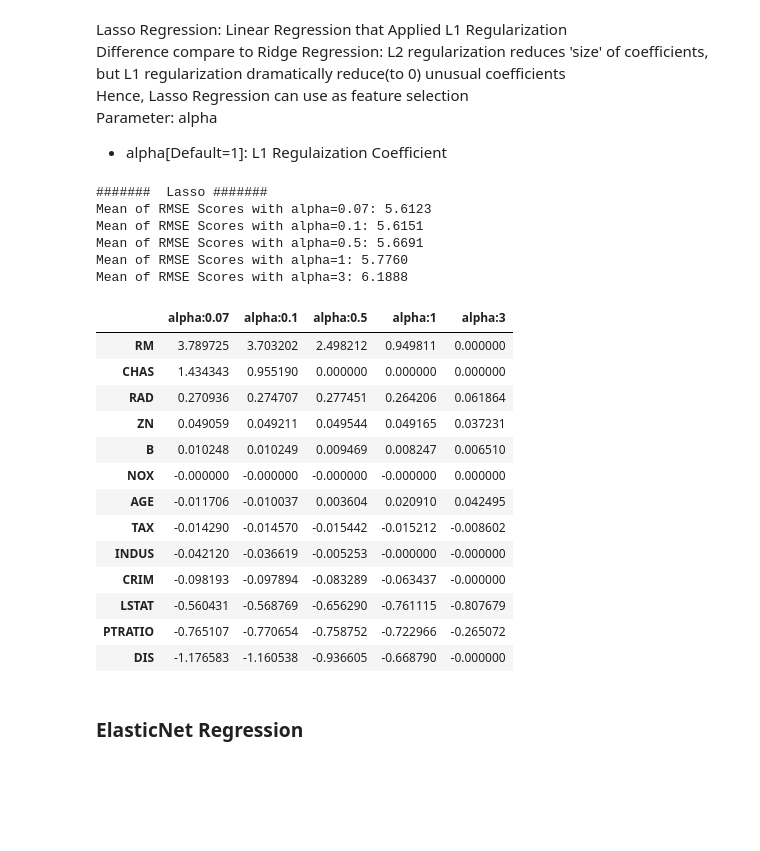
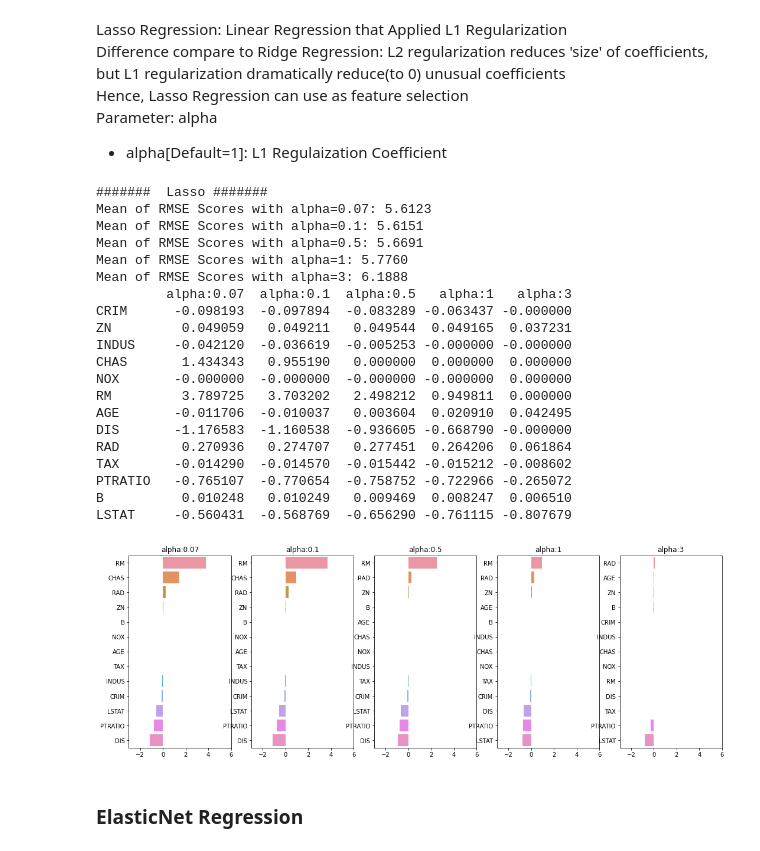
Before and after one commit to Yubin-Hong/python_machine_learning_guide, a Jupyter notebook: 5-6_RegluarizationLinearModel_Ridge&Lasso&ElasticNet.ipynb, the cells around one changed output. Drawn from its saved outputs; the diff is of its cells as text; code cells hidden in the pictures; blank space fills up the shorter version.

```diff
--- a/5-6_RegluarizationLinearModel_Ridge&Lasso&ElasticNet.ipynb
+++ b/5-6_RegluarizationLinearModel_Ridge&Lasso&ElasticNet.ipynb
@@ -127,10 +127,12 @@ from sklearn.linear_model import Lasso, ElasticNet
 
 # Print avg_RMSE of regression model by alpha values
 # and transform coefficients for each features to DF by alpha values
-def get_linear_reg_eval(model_name, alphas=None, X_features=None, y_target=None, verbose=True):
+def get_linear_reg_eval_plots(model_name, alphas=None, X_features=None, y_target=None, verbose=True):
     coeff_df = pd.DataFrame()
+    fig , axs = plt.subplots(figsize=(18,6) , nrows=1 , ncols=5)
+
     if verbose : print('####### ', model_name , '#######')
-    for alpha in alphas:
+    for pos, alpha in enumerate(alphas):
         if model_name =='Ridge':
             model = Ridge(alpha=alpha)
         elif model_name =='Lasso':
@@ -141,40 +143,46 @@ def get_linear_reg_eval(model_name, alphas=None, X_features=None, y_target=None,
         avg_rmse = np.mean(np.sqrt(-1 * neg_mse_scores))
         print('Mean of RMSE Scores with alpha={}: {:.4f}'.format(alpha, avg_rmse))
 
-        # Coefficients
+        # Coefficients DF
         model.fit(X_features , y_target)
-        coeff = pd.Series(data=model.coef_ , index=X_features.columns )
+        coeff = pd.Series(data=model.coef_ , index=X_features.columns)
         colname='alpha:'+str(alpha)
         coeff_df[colname] = coeff
+
+        # Print Subplots
+        coeff = coeff.sort_values(ascending=False)  # Sort values in series by decending order
+        axs[pos].set_title(colname)
+        axs[pos].set_xlim(-3,6)
+        sns.barplot(x=coeff.values , y=coeff.index, ax=axs[pos])
+
+    print(coeff_df)
+    plt.show()
     return coeff_df
 # %%
 lasso_alphas = [ 0.07, 0.1, 0.5, 1, 3]
-coeff_lasso_df =get_linear_reg_eval('Lasso', alphas=lasso_alphas, X_features=X_features, y_target=y_target)
+coeff_lasso_df =get_linear_reg_eval_plots('Lasso', alphas=lasso_alphas, X_features=X_features, y_target=y_target)
 # %% [output]
 #######  Lasso #######
 Mean of RMSE Scores with alpha=0.07: 5.6123
 Mean of RMSE Scores with alpha=0.1: 5.6151
 Mean of RMSE Scores with alpha=0.5: 5.6691
 Mean of RMSE Scores with alpha=1: 5.7760
 Mean of RMSE Scores with alpha=3: 6.1888
+         alpha:0.07  alpha:0.1  alpha:0.5   alpha:1   alpha:3
+CRIM      -0.098193  -0.097894  -0.083289 -0.063437 -0.000000
+ZN         0.049059   0.049211   0.049544  0.049165  0.037231
+INDUS     -0.042120  -0.036619  -0.005253 -0.000000 -0.000000
+CHAS       1.434343   0.955190   0.000000  0.000000  0.000000
+NOX       -0.000000  -0.000000  -0.000000 -0.000000  0.000000
+RM         3.789725   3.703202   2.498212  0.949811  0.000000
+AGE       -0.011706  -0.010037   0.003604  0.020910  0.042495
+DIS       -1.176583  -1.160538  -0.936605 -0.668790 -0.000000
+RAD        0.270936   0.274707   0.277451  0.264206  0.061864
+TAX       -0.014290  -0.014570  -0.015442 -0.015212 -0.008602
+PTRATIO   -0.765107  -0.770654  -0.758752 -0.722966 -0.265072
+B          0.010248   0.010249   0.009469  0.008247  0.006510
+LSTAT     -0.560431  -0.568769  -0.656290 -0.761115 -0.807679
+[figure, added]
-# %%
-sort_column = 'alpha:'+str(lasso_alphas[0])
-coeff_lasso_df.sort_values(by=sort_column, ascending=False)
-# %% [output]
-|  | alpha:0.07 | alpha:0.1 | alpha:0.5 | alpha:1 | alpha:3 |
-| RM | 3.789725 | 3.703202 | 2.498212 | 0.949811 | 0.000000 |
-| CHAS | 1.434343 | 0.955190 | 0.000000 | 0.000000 | 0.000000 |
-| RAD | 0.270936 | 0.274707 | 0.277451 | 0.264206 | 0.061864 |
-| ZN | 0.049059 | 0.049211 | 0.049544 | 0.049165 | 0.037231 |
-| B | 0.010248 | 0.010249 | 0.009469 | 0.008247 | 0.006510 |
-| NOX | -0.000000 | -0.000000 | -0.000000 | -0.000000 | 0.000000 |
-| AGE | -0.011706 | -0.010037 | 0.003604 | 0.020910 | 0.042495 |
-| TAX | -0.014290 | -0.014570 | -0.015442 | -0.015212 | -0.008602 |
-| INDUS | -0.042120 | -0.036619 | -0.005253 | -0.000000 | -0.000000 |
-| CRIM | -0.098193 | -0.097894 | -0.083289 | -0.063437 | -0.000000 |
-| LSTAT | -0.560431 | -0.568769 | -0.656290 | -0.761115 | -0.807679 |
-| PTRATIO | -0.765107 | -0.770654 | -0.758752 | -0.722966 | -0.265072 |
-| DIS | -1.176583 | -1.160538 | -0.936605 | -0.668790 | -0.000000 |
 # %% [markdown]
 ### ElasticNet Regression
 # %% [markdown]
```
Also changed, not shown: parts of 8 cells of this notebook.
